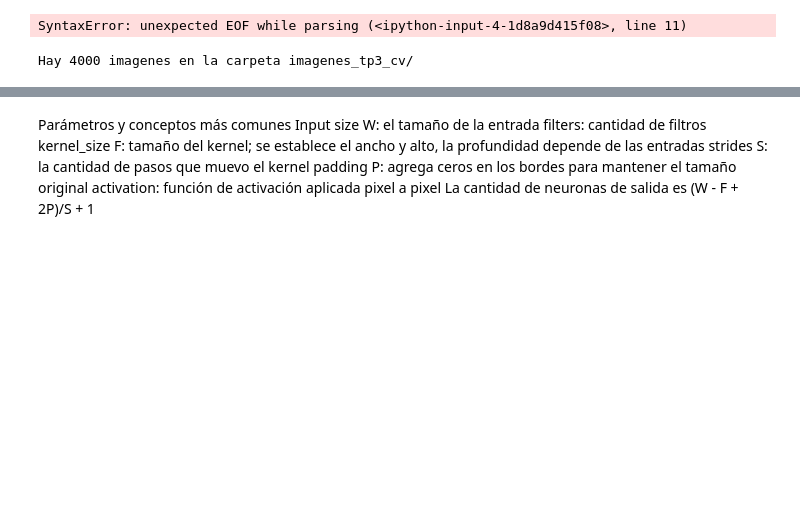
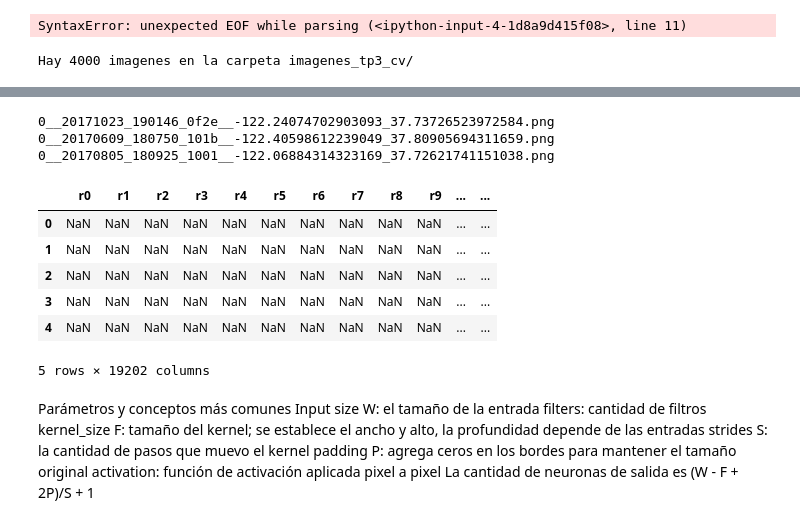
Before and after one commit to J-Manzo/ML_LOL, a Jupyter notebook: tp3_cv.ipynb, the cells around one changed output, grey strips where cells are left out. Drawn from its saved outputs; the diff is of its cells as text; code cells hidden in the pictures; blank space fills up the shorter version.

```diff
--- a/tp3_cv.ipynb
+++ b/tp3_cv.ipynb
@@ -76,11 +84,12 @@ Hay 4000 imagenes en la carpeta imagenes_tp3_cv/
 # http://nightdeveloper.net/cambiar-usando-python/
 #https://github.com/python-pillow/Pillow/issues/2601
 
-imagen_1 = Image.open('Barco.png')
+imagen = Image.open('Barco.png')
 
-datos = list(imagen_1.getdata())
+pixeles = list(imagen.getdata())
 
-datos # -> lista de tuplas donde estan los 3 colores para cada tupla
+print(len(pixeles))
+pixeles # -> lista de tuplas donde estan los 3 colores para cada tupla (cada tupla va a ser un pixel)
 
 # replicar por cada imagen que se tenga
 # %% [output]
@@ -121,3 +173,50 @@ for fila in range(PICTURE_SIZE):
+# %%
+# ahora completamos el dataFrame
+count_pixel=0
+count_image=0
+
+# recorro todas las imagenes de la carpeta
+for archivo in os.listdir(PATH_IMAGE):
+    #print(newDF.iloc[count_image, 65])
+    #print(archivo)
+
+    newDF.loc[count_image, 'Name_Image'] = archivo #nombre del archivo
+
+    #imagen = Image.open(PATH_IMAGE + archivo) # abro la imagen
+    #pixeles = list(imagen.getdata()) # trasformo a pixeles rgb
+
+    #recorro cada pixel
+    #for pixel in pixeles:
+        #print(str(count_image) + ' - ' + str(count_pixel))
+
+    #    rojo, verde, azul = pixel
+    #    newDF.loc[count_image, ('r' + str(count_pixel))] = rojo
+        #newDF[count_image]['g' + str(count_pixel)] = verde
+        #newDF[count_image]['b' + str(count_pixel)] = azul
+    #    count_pixel += 1
+
+    count_image += 1
+    if count_image == 3:
+        break
+    #print(newDF.loc[count_image,'Name_Image'])
+     #imagen.closed() # Cierra la imagen
+
+
+
+
+    # para probar si la imagen la transforma a rojo
+newDF.head(5)
+# %% [output]
+0__20171023_190146_0f2e__-122.24074702903093_37.73726523972584.png
+0__20170609_180750_101b__-122.40598612239049_37.80905694311659.png
+0__20170805_180925_1001__-122.06884314323169_37.72621741151038.png
+|  | r0 | r1 | r2 | r3 | r4 | r5 | r6 | r7 | r8 | r9 | ... | ... |
+| 0 | NaN | NaN | NaN | NaN | NaN | NaN | NaN | NaN | NaN | NaN | ... | ... |
+| 1 | NaN | NaN | NaN | NaN | NaN | NaN | NaN | NaN | NaN | NaN | ... | ... |
+| 2 | NaN | NaN | NaN | NaN | NaN | NaN | NaN | NaN | NaN | NaN | ... | ... |
+| 3 | NaN | NaN | NaN | NaN | NaN | NaN | NaN | NaN | NaN | NaN | ... | ... |
+| 4 | NaN | NaN | NaN | NaN | NaN | NaN | NaN | NaN | NaN | NaN | ... | ... |
+5 rows × 19202 columns
 # %% [markdown]
 Parámetros y conceptos más comunes
 Input size W: el tamaño de la entrada
```
Also changed, not shown: parts of 6 cells of this notebook.
